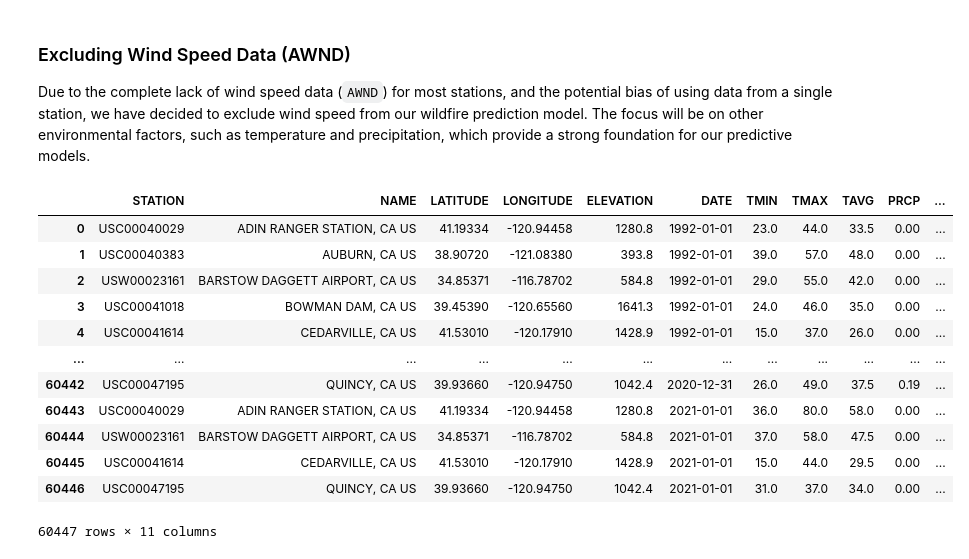
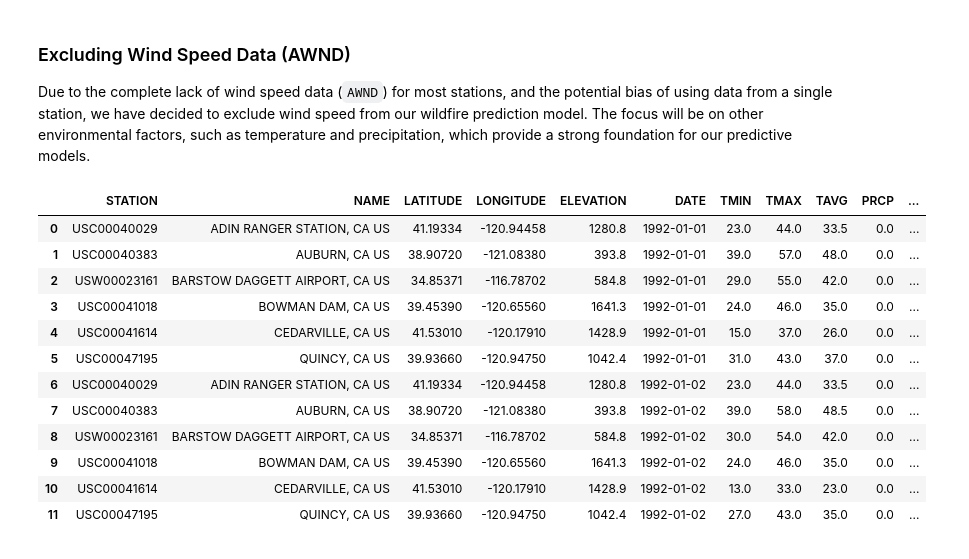
Before and after one commit to samuelbrhane/Extreme-Whether-Event-Prediction, a Jupyter notebook: Wildfires.ipynb, the cells around one changed output. Saved outputs shown, nothing was run; the diff lists cells and outputs as text; code cells hidden in the pictures.

```diff
--- a/Wildfires.ipynb
+++ b/Wildfires.ipynb
@@ -227,9 +228,6 @@ df = df.drop(columns=columns_to_drop, axis=1)
 df.duplicated().sum()
 # %% [output]
 0
-# %%
-# Remove duplicate rows(if any)
-df = df.drop_duplicates()
 # %%
 # Convert DISCOVERY_DATE and CONT_DATE to datetime format
 df['DISCOVERY_DATE'] = pd.to_datetime(df['DISCOVERY_DATE'], errors='coerce')
@@ -1559,18 +1557,18 @@ env_df.drop(columns=['AWND'], inplace=True)
 
 Due to the complete lack of wind speed data (`AWND`) for most stations, and the potential bias of using data from a single station, we have decided to exclude wind speed from our wildfire prediction model. The focus will be on other environmental factors, such as temperature and precipitation, which provide a strong foundation for our predictive models.
 # %%
-env_df
+env_df.head(12)
 # %% [output]
 |  | STATION | NAME | LATITUDE | LONGITUDE | ELEVATION | DATE | TMIN | TMAX | TAVG | PRCP | ... |
-| 0 | USC00040029 | ADIN RANGER STATION, CA US | 41.19334 | -120.94458 | 1280.8 | 1992-01-01 | 23.0 | 44.0 | 33.5 | 0.00 | ... |
-| 1 | USC00040383 | AUBURN, CA US | 38.90720 | -121.08380 | 393.8 | 1992-01-01 | 39.0 | 57.0 | 48.0 | 0.00 | ... |
-| 2 | USW00023161 | BARSTOW DAGGETT AIRPORT, CA US | 34.85371 | -116.78702 | 584.8 | 1992-01-01 | 29.0 | 55.0 | 42.0 | 0.00 | ... |
-| 3 | USC00041018 | BOWMAN DAM, CA US | 39.45390 | -120.65560 | 1641.3 | 1992-01-01 | 24.0 | 46.0 | 35.0 | 0.00 | ... |
-| 4 | USC00041614 | CEDARVILLE, CA US | 41.53010 | -120.17910 | 1428.9 | 1992-01-01 | 15.0 | 37.0 | 26.0 | 0.00 | ... |
-| ... | ... | ... | ... | ... | ... | ... | ... | ... | ... | ... | ... |
-| 60442 | USC00047195 | QUINCY, CA US | 39.93660 | -120.94750 | 1042.4 | 2020-12-31 | 26.0 | 49.0 | 37.5 | 0.19 | ... |
-| 60443 | USC00040029 | ADIN RANGER STATION, CA US | 41.19334 | -120.94458 | 1280.8 | 2021-01-01 | 36.0 | 80.0 | 58.0 | 0.00 | ... |
-| 60444 | USW00023161 | BARSTOW DAGGETT AIRPORT, CA US | 34.85371 | -116.78702 | 584.8 | 2021-01-01 | 37.0 | 58.0 | 47.5 | 0.00 | ... |
-| 60445 | USC00041614 | CEDARVILLE, CA US | 41.53010 | -120.17910 | 1428.9 | 2021-01-01 | 15.0 | 44.0 | 29.5 | 0.00 | ... |
-| 60446 | USC00047195 | QUINCY, CA US | 39.93660 | -120.94750 | 1042.4 | 2021-01-01 | 31.0 | 37.0 | 34.0 | 0.00 | ... |
+| 0 | USC00040029 | ADIN RANGER STATION, CA US | 41.19334 | -120.94458 | 1280.8 | 1992-01-01 | 23.0 | 44.0 | 33.5 | 0.0 | ... |
+| 1 | USC00040383 | AUBURN, CA US | 38.90720 | -121.08380 | 393.8 | 1992-01-01 | 39.0 | 57.0 | 48.0 | 0.0 | ... |
+| 2 | USW00023161 | BARSTOW DAGGETT AIRPORT, CA US | 34.85371 | -116.78702 | 584.8 | 1992-01-01 | 29.0 | 55.0 | 42.0 | 0.0 | ... |
+| 3 | USC00041018 | BOWMAN DAM, CA US | 39.45390 | -120.65560 | 1641.3 | 1992-01-01 | 24.0 | 46.0 | 35.0 | 0.0 | ... |
+| 4 | USC00041614 | CEDARVILLE, CA US | 41.53010 | -120.17910 | 1428.9 | 1992-01-01 | 15.0 | 37.0 | 26.0 | 0.0 | ... |
+| 5 | USC00047195 | QUINCY, CA US | 39.93660 | -120.94750 | 1042.4 | 1992-01-01 | 31.0 | 43.0 | 37.0 | 0.0 | ... |
+| 6 | USC00040029 | ADIN RANGER STATION, CA US | 41.19334 | -120.94458 | 1280.8 | 1992-01-02 | 23.0 | 44.0 | 33.5 | 0.0 | ... |
+| 7 | USC00040383 | AUBURN, CA US | 38.90720 | -121.08380 | 393.8 | 1992-01-02 | 39.0 | 58.0 | 48.5 | 0.0 | ... |
+| 8 | USW00023161 | BARSTOW DAGGETT AIRPORT, CA US | 34.85371 | -116.78702 | 584.8 | 1992-01-02 | 30.0 | 54.0 | 42.0 | 0.0 | ... |
+| 9 | USC00041018 | BOWMAN DAM, CA US | 39.45390 | -120.65560 | 1641.3 | 1992-01-02 | 24.0 | 46.0 | 35.0 | 0.0 | ... |
+| 10 | USC00041614 | CEDARVILLE, CA US | 41.53010 | -120.17910 | 1428.9 | 1992-01-02 | 13.0 | 33.0 | 23.0 | 0.0 | ... |
+| 11 | USC00047195 | QUINCY, CA US | 39.93660 | -120.94750 | 1042.4 | 1992-01-02 | 27.0 | 43.0 | 35.0 | 0.0 | ... |
-60447 rows × 11 columns
```
Also changed, not shown: parts of 11 cells of this notebook.
